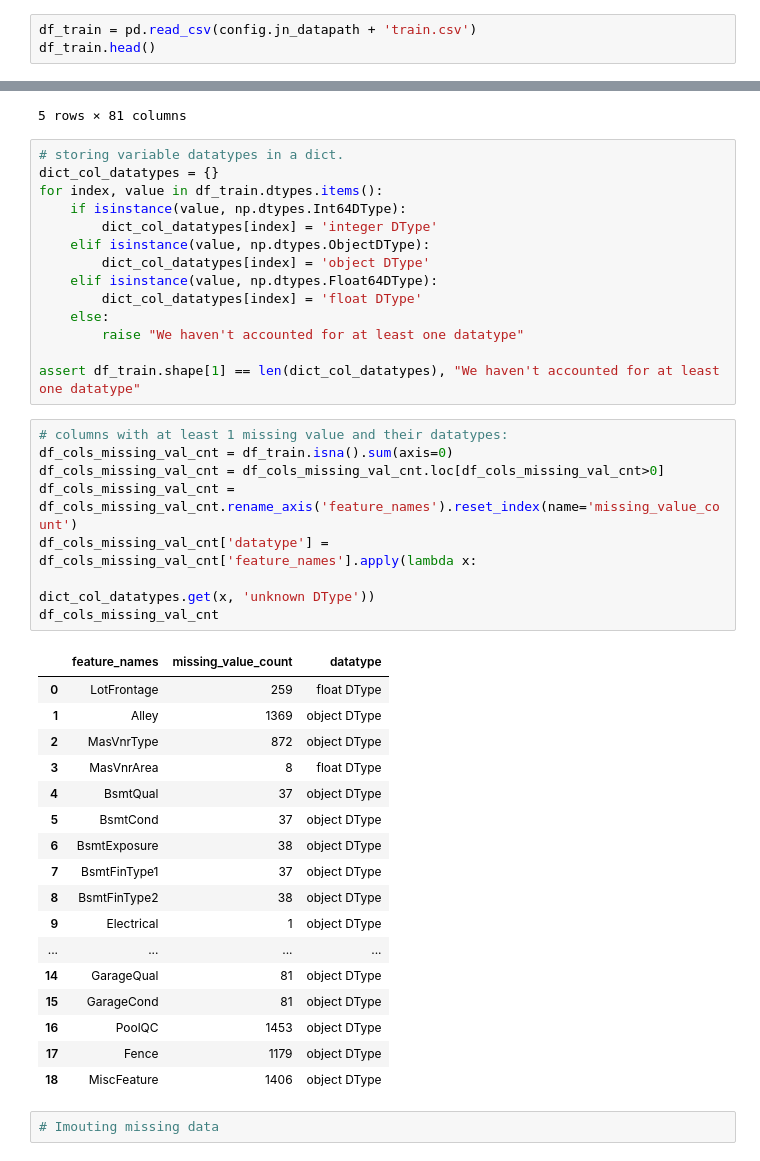
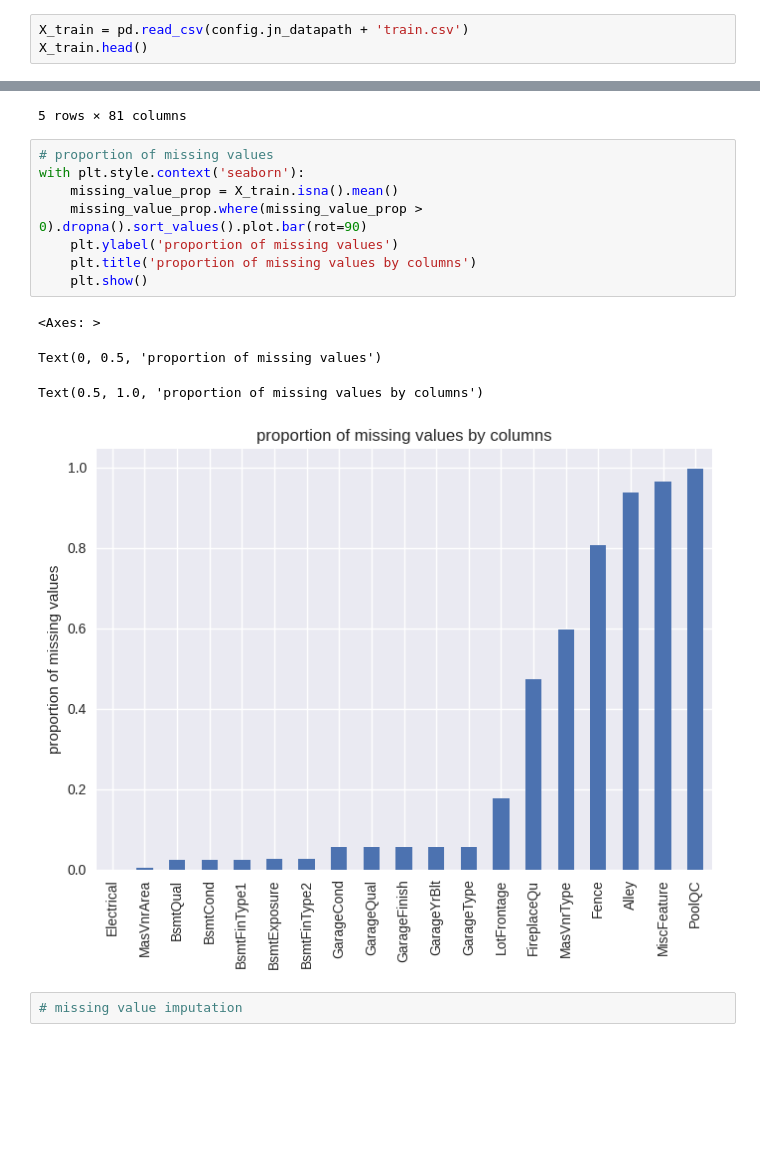
Before and after one commit to karvendhanm/kaggle, a Jupyter notebook: house_prices_prediction/data_exploration.ipynb, the cells around one changed output, grey strips where cells are left out. Drawn from its saved outputs; the diff is of its cells as text; blank space fills up the shorter version.

Commit message:
missing value imputation

```diff
--- a/house_prices_prediction/data_exploration.ipynb
+++ b/house_prices_prediction/data_exploration.ipynb
@@ -16,8 +17,8 @@ import pandas as pd
 # internal modules
 import config
 # %%
-df_train = pd.read_csv(config.jn_datapath + 'train.csv')
-df_train.head()
+X_train = pd.read_csv(config.jn_datapath + 'train.csv')
+X_train.head()
 # %% [output]
 |  | Id | MSSubClass | MSZoning | LotFrontage | LotArea | Street | Alley | LotShape | LandContour | ... |
 | 0 | 1 | 60 | RL | 65.0 | 8450 | Pave | NaN | Reg | Lvl | ... |
@@ -27,44 +28,17 @@ df_train.head()
 | 4 | 5 | 60 | RL | 84.0 | 14260 | Pave | NaN | IR1 | Lvl | ... |
 5 rows × 81 columns
 # %%
-# storing variable datatypes in a dict.
-dict_col_datatypes = {}
-for index, value in df_train.dtypes.items():
-    if isinstance(value, np.dtypes.Int64DType):
-        dict_col_datatypes[index] = 'integer DType'
-    elif isinstance(value, np.dtypes.ObjectDType):
-        dict_col_datatypes[index] = 'object DType'
-    elif isinstance(value, np.dtypes.Float64DType):
-        dict_col_datatypes[index] = 'float DType'
-    else:
-        raise "We haven't accounted for at least one datatype"
-
-assert df_train.shape[1] == len(dict_col_datatypes), "We haven't accounted for at least one datatype"
+# proportion of missing values
+with plt.style.context('seaborn'):
+    missing_value_prop = X_train.isna().mean()
+    missing_value_prop.where(missing_value_prop > 0).dropna().sort_values().plot.bar(rot=90)
+    plt.ylabel('proportion of missing values')
+    plt.title('proportion of missing values by columns')
+    plt.show()
+# %% [output]
+<Axes: >
+Text(0, 0.5, 'proportion of missing values')
+Text(0.5, 1.0, 'proportion of missing values by columns')
+[figure, added]
-# %%
-# columns with at least 1 missing value and their datatypes:
-df_cols_missing_val_cnt = df_train.isna().sum(axis=0)
-df_cols_missing_val_cnt = df_cols_missing_val_cnt.loc[df_cols_missing_val_cnt>0]
-df_cols_missing_val_cnt = df_cols_missing_val_cnt.rename_axis('feature_names').reset_index(name='missing_value_count')
-df_cols_missing_val_cnt['datatype'] = df_cols_missing_val_cnt['feature_names'].apply(lambda x:
-                                                                   dict_col_datatypes.get(x, 'unknown DType'))
-df_cols_missing_val_cnt
-# %% [output]
-|  | feature_names | missing_value_count | datatype |
-| 0 | LotFrontage | 259 | float DType |
-| 1 | Alley | 1369 | object DType |
-| 2 | MasVnrType | 872 | object DType |
-| 3 | MasVnrArea | 8 | float DType |
-| 4 | BsmtQual | 37 | object DType |
-| 5 | BsmtCond | 37 | object DType |
-| 6 | BsmtExposure | 38 | object DType |
-| 7 | BsmtFinType1 | 37 | object DType |
-| 8 | BsmtFinType2 | 38 | object DType |
-| 9 | Electrical | 1 | object DType |
-| ... | ... | ... | ... |
-| 14 | GarageQual | 81 | object DType |
-| 15 | GarageCond | 81 | object DType |
-| 16 | PoolQC | 1453 | object DType |
-| 17 | Fence | 1179 | object DType |
-| 18 | MiscFeature | 1406 | object DType |
-# %%
-# Imouting missing data
+# %%
+# missing value imputation
```
Also changed, not shown: parts of 1 cell of this notebook.
